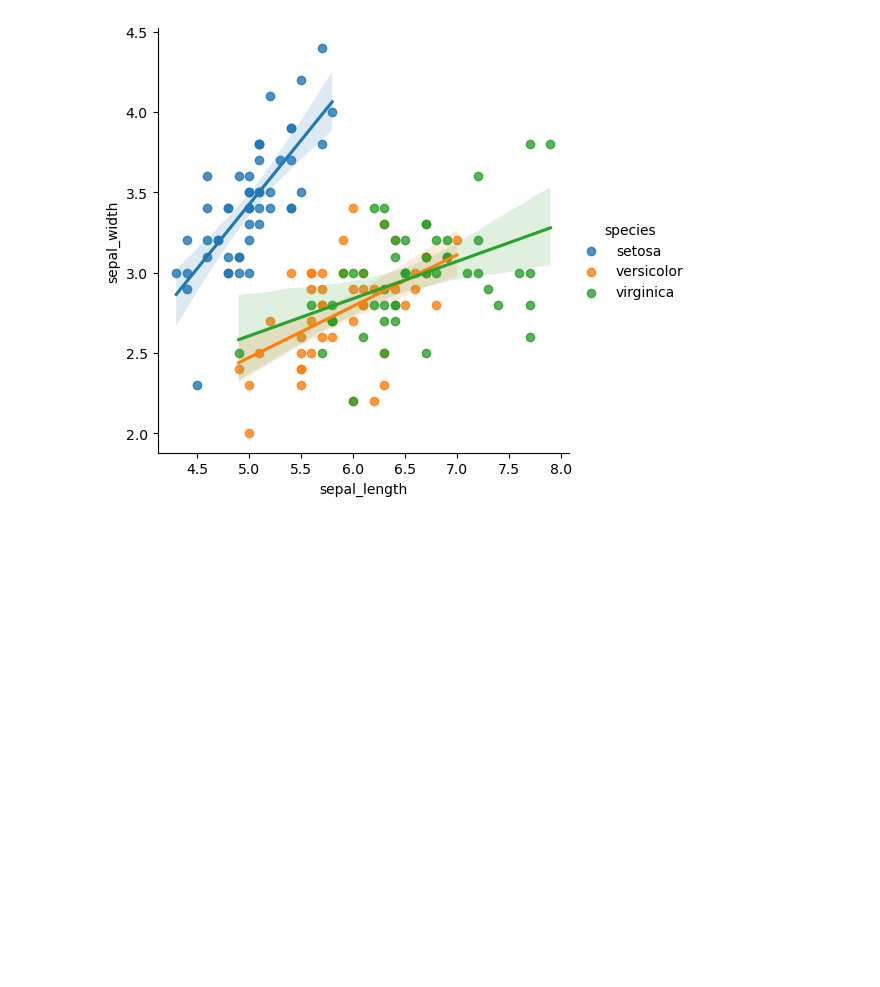
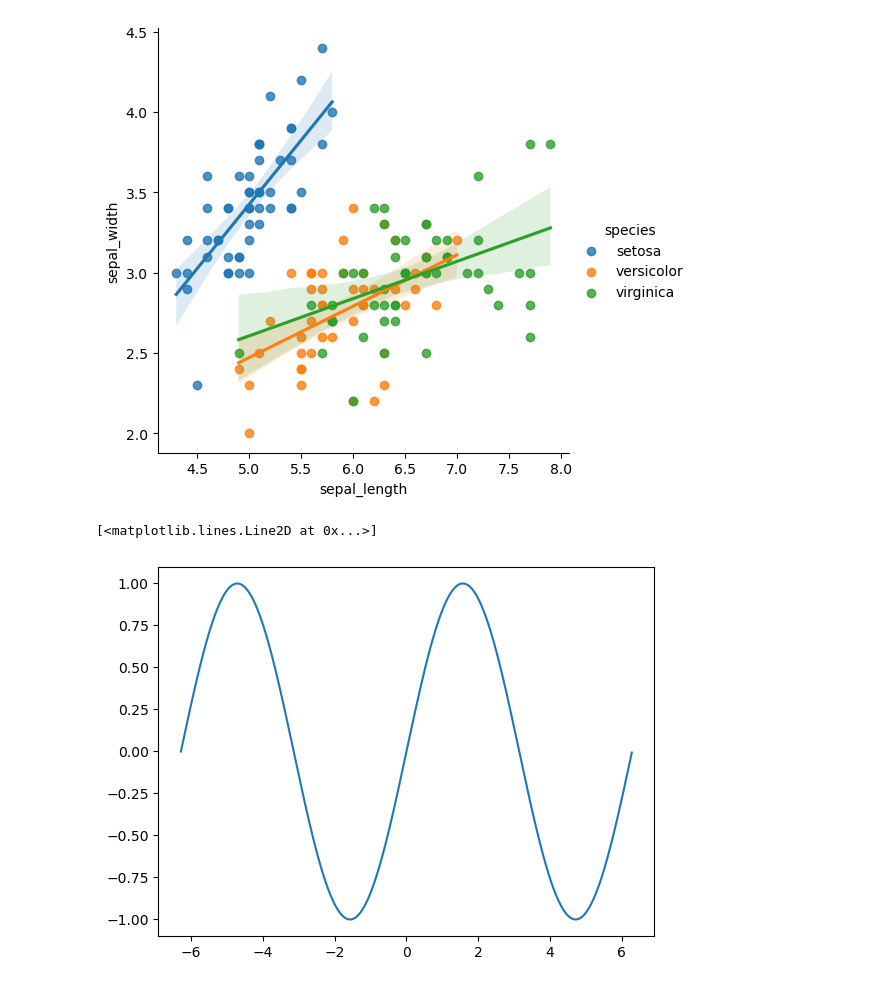
Before and after one commit to suhasofficial/py, a Jupyter notebook: pandas.ipynb, the cells around one changed output. Cells and saved outputs as stored; diff of their text form; code cells hidden in the pictures; blank space fills up the shorter version.

```diff
--- a/pandas.ipynb
+++ b/pandas.ipynb
@@ -139,3 +215,13 @@ sns.lmplot(x='sepal_length', y='sepal_width', data=iris, hue='species')
 <seaborn.axisgrid.FacetGrid at 0x...>
 [figure]
 [figure]
+# %%
+	# 1. sin series
+import matplotlib.pyplot as plt
+import numpy as np
+x=np.arange(-2*np.pi,2*np.pi,0.01)
+y=np.sin(x)
+plt.plot(x,y)
+# %% [output]
+[<matplotlib.lines.Line2D at 0x...>]
+[figure, added]
```
Also changed, not shown: parts of 9 cells of this notebook, 1 other file.
